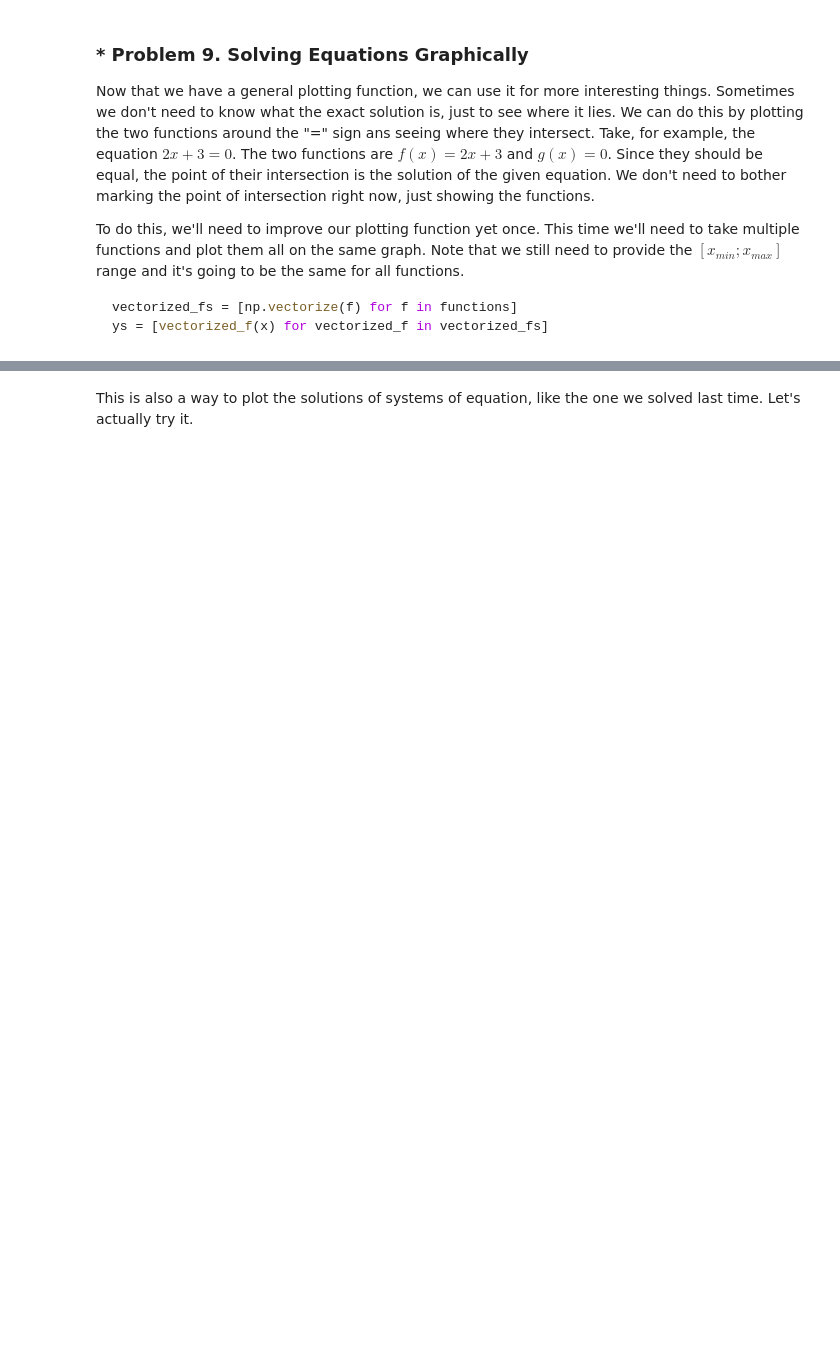
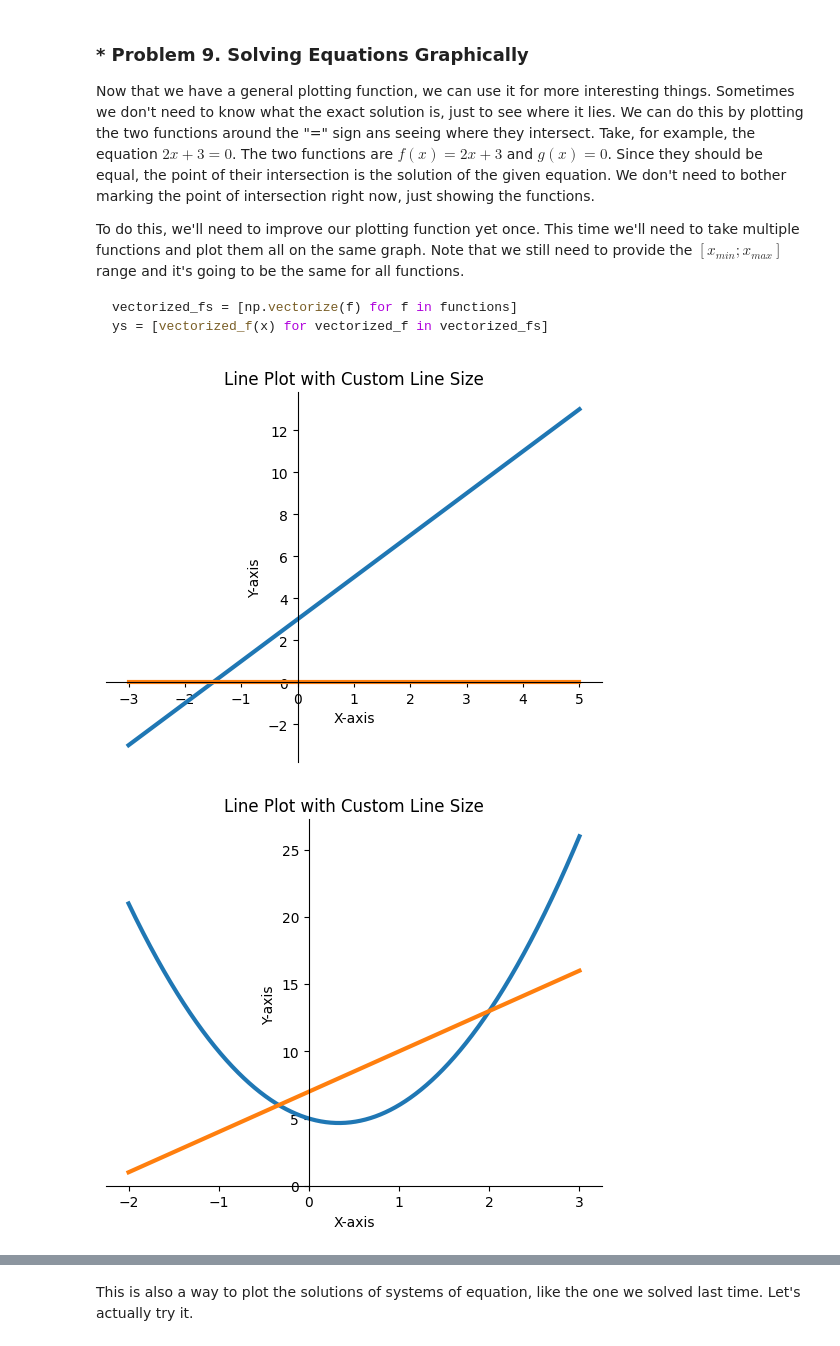
Before and after one commit to kiryazovkosta/math-for-developers, a Jupyter notebook: 01-high-school-maths/exercise/High-School Maths Exercise.ipynb, the cells around one changed output, grey strips where cells are left out. Saved outputs shown, nothing was run; the diff lists cells and outputs as text; code cells hidden in the pictures; blank space fills up the shorter version.

````diff
--- a/01-high-school-maths/exercise/High-School Maths Exercise.ipynb
+++ b/01-high-school-maths/exercise/High-School Maths Exercise.ipynb
@@ -523,8 +635,27 @@ ys = [vectorized_f(x) for vectorized_f in vectorized_fs]
 ```
 # %%
 def plot_math_functions(functions, min_x, max_x, num_points):
-    # Write your code here
-    pass
+    x = np.linspace(min_x, max_x, num_points)
+
+    vectorized_fs = [np.vectorize(f) for f in functions]
+    ys = [vectorized_f(x) for vectorized_f in vectorized_fs]
+
+    [plt.plot(x, y, linewidth=3) for y in ys]
+
+    ax = plt.gca()
+    ax.spines["bottom"].set_position("zero")
+    ax.spines["left"].set_position("zero")
+    ax.spines["top"].set_visible(False)
+    ax.spines["right"].set_visible(False)
+    plt.title("Line Plot with Custom Line Size")
+    plt.xlabel("X-axis")
+    plt.ylabel("Y-axis")
+
+    plt.show()
 # %%
 plot_math_functions([lambda x: 2 * x + 3, lambda x: 0], -3, 5, 1000)
 plot_math_functions([lambda x: 3 * x**2 - 2 * x + 5, lambda x: 3 * x + 7], -2, 3, 1000)
+plot_math_functions([lambda x: 3 * x**2 - 2 * x + 5, lambda x: 3 * x + 7,lambda x: 4 - x + 2 * x, lambda x: 4 * x**3 - 2 * x**2 + 5 * x -1], -2, 3, 1000)
+# %% [output]
+[figure, added]
+[figure, added]
````
Also changed, not shown: parts of 16 cells of this notebook.
